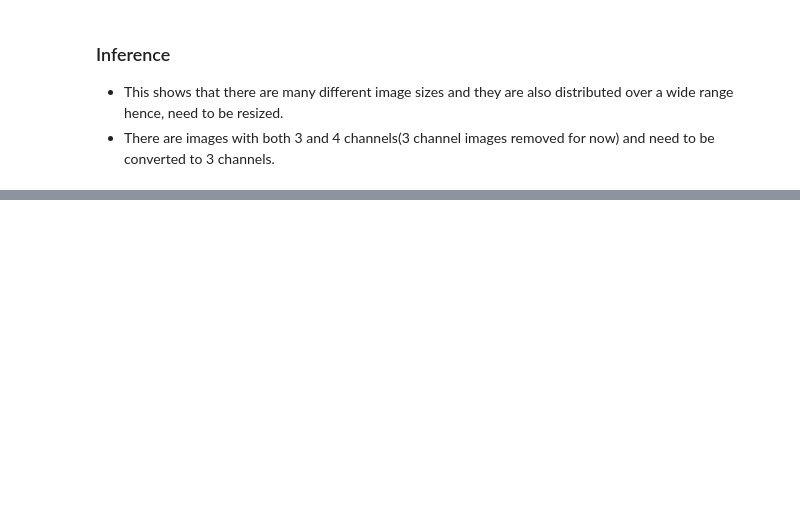
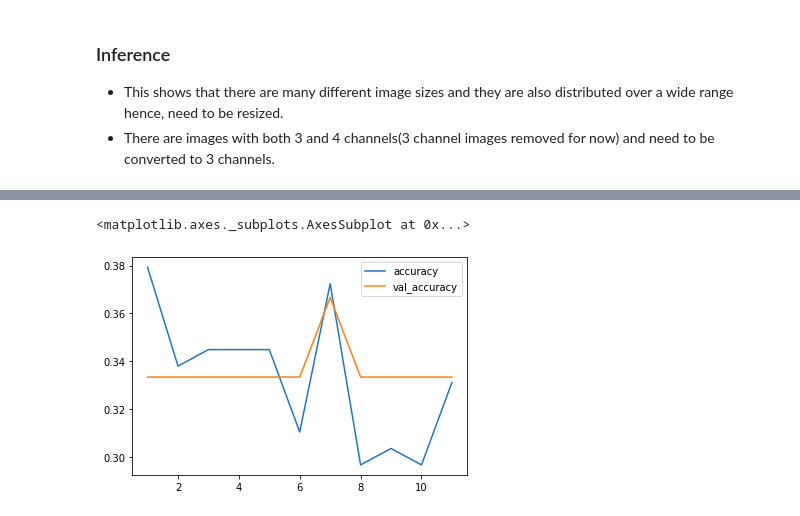
Before and after one commit to Shubhranshu-Malhotra/Naruto_Characters_Classification, a Jupyter notebook: Naruto_Characters_Classification_Pilot_Project.ipynb, the cells around one changed output, grey strips where cells are left out. Drawn from its saved outputs; the diff is of its cells as text; code cells hidden in the pictures; blank space fills up the shorter version.

```diff
--- a/Naruto_Characters_Classification_Pilot_Project.ipynb
+++ b/Naruto_Characters_Classification_Pilot_Project.ipynb
@@ -348,0 +1034,5 @@ image_shape = (1260, 840, 4)
+# %%
+model_1_history[['accuracy', 'val_accuracy']][1:].plot()
+# %% [output]
+<matplotlib.axes._subplots.AxesSubplot at 0x...>
+[figure, added]
```
Also changed, not shown: parts of 95 cells of this notebook.
